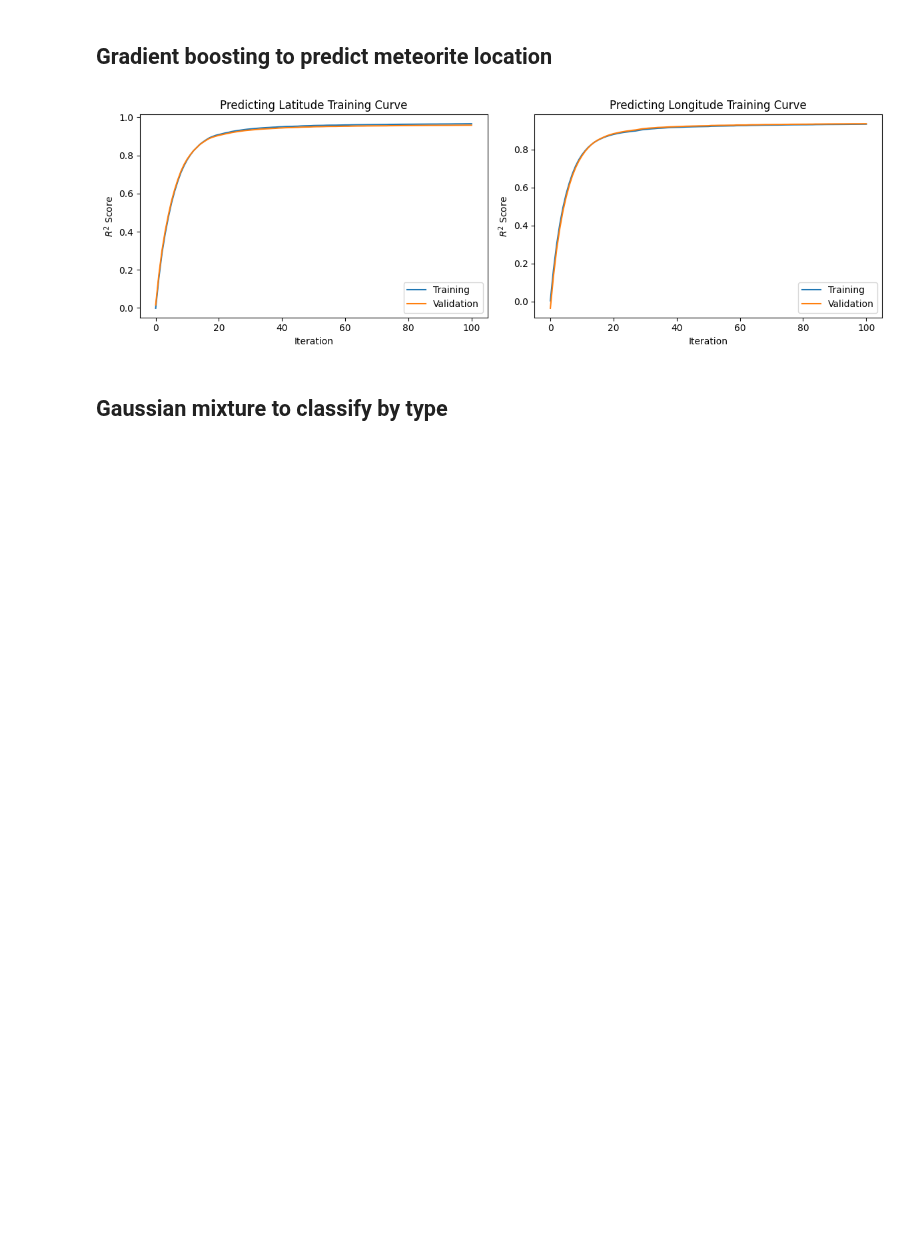
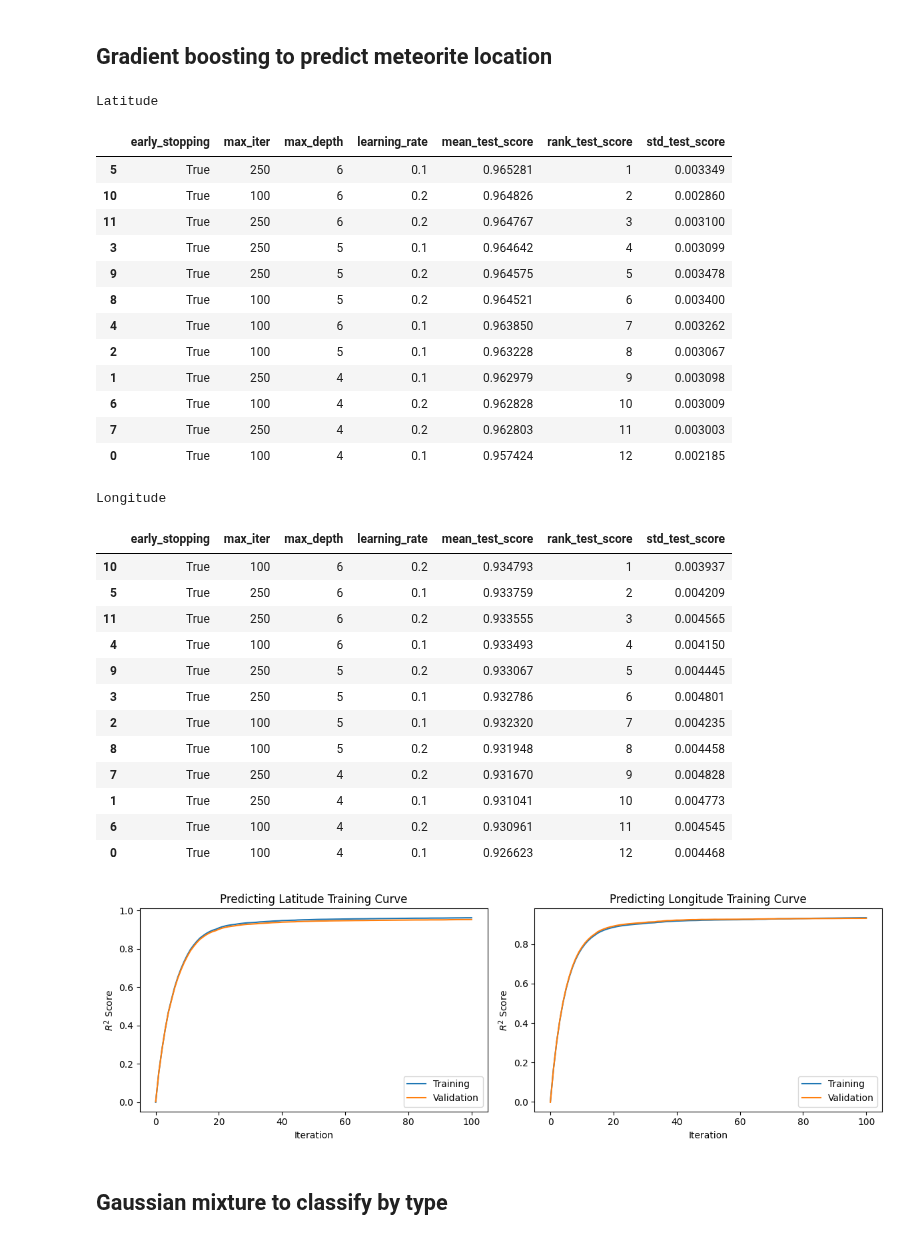
Before and after one commit to queue-h/ISCI-396, a Jupyter notebook: final_project/research.ipynb, the cells around one changed output. Cells and saved outputs as stored; diff of their text form; code cells hidden in the pictures; blank space fills up the shorter version.

```diff
--- a/final_project/research.ipynb
+++ b/final_project/research.ipynb
@@ -5,8 +5,8 @@ import re
 import pandas as pd
 import matplotlib.pyplot as plt
 
-df = pd.read_csv("Meteorite_Landings.csv")
-df = df.dropna()
+all_meteorites = pd.read_csv("Meteorite_Landings.csv")
+all_meteorites = all_meteorites.dropna()
 
 # 1 = stony, 2 = iron, 3 = stony-iron
 def match_class(type_str):
@@ -86,11 +86,11 @@ def match_class(type_str):
         return 1
 
 type_list = []
-for index in range(len(df["recclass"])):
-    type_str = df["recclass"].iloc[index]
+for index in range(len(all_meteorites["recclass"])):
+    type_str = all_meteorites["recclass"].iloc[index]
     type = match_class(type_str)
     if type is not None:
         type_list.append(type)
 
-df['Class Number'] = type_list
+all_meteorites['Class Number'] = type_list
 # %% [markdown]
@@ -126,6 +127,7 @@ plt.show()
 # %%
 from sklearn.preprocessing import StandardScaler
 from sklearn.neural_network import MLPRegressor
+import numpy as np
 
 fig, axs = plt.subplots(ncols=2, figsize=(12, 4))
 
@@ -176,22 +178,23 @@ def plot_shapley_importance(X, y, label, headers):
     shap = compute_shapley_values(X_scaled, X_scaled, model)
     shap = np.mean(np.absolute(shap), axis=0)
 
-    axs[ax_index].barh(headers, shap)
+    axs[ax_index].bar(headers, shap)
     axs[ax_index].set_ylabel('Photometric Bands')
     axs[ax_index].set_xlabel('Importance')
     axs[ax_index].title.set_text(f'Shapley Values to Predicting {label}')
     ax_index += 1
 
 headers = ["Type", "Mass", "Year", "Longitude"]
-X = df[["Class Number", "mass (g)", "year", "reclong"]]
-y = df[["reclat"]]
+X = all_meteorites[["Class Number", "mass (g)", "year", "reclong"]]
+y = all_meteorites[["reclat"]]
 plot_shapley_importance(X, y, "Latitude", headers)
 
 headers = ["Type", "Mass", "Year", "Latitude"]
-X = df[["Class Number", "mass (g)", "year", "reclat"]]
-y = df[["reclong"]]
+X = all_meteorites[["Class Number", "mass (g)", "year", "reclat"]]
+y = all_meteorites[["reclong"]]
 plot_shapley_importance(X, y, "Latitude", headers)
 
 plt.tight_layout()
+plt.savefig("./shapley-values.png", format='png')
 plt.show()
 # %% [output]
@@ -214,39 +217,69 @@ def make_training_plot(X, y, label):
     param_grid = dict(early_stopping = [True],
                       max_iter = [100, 250],
                       max_depth = range(4, 7),
                       learning_rate = np.linspace(0.1, 0.2, 2))
     model = GridSearchCV(gb, param_grid= param_grid, cv = kfold, scoring='r2', return_train_score=True, n_jobs=-1).fit(X, y)
 
     df = pd.DataFrame(model.cv_results_)
     results = df.rename(columns={f'param_{param}' : param for param in param_grid.keys()})
     results = results[[param for param in param_grid.keys()] + ['mean_test_score', 'rank_test_score', 'std_test_score']]
     results = results.sort_values(by='rank_test_score')
-    #display(results)
+    print(label)
+    display(results)
 
     kwargs = df['params'][np.argmax(results['mean_test_score'] * results['early_stopping'])]
     gb = HistGradientBoostingRegressor(**kwargs).fit(X, y)
 
     axs[ax_index].title.set_text(f'Predicting {label} Training Curve')
     axs[ax_index].set_xlabel('Iteration')
     axs[ax_index].set_ylabel(r'$R^2$ Score')
     axs[ax_index].plot(1 - (-2 * gb.train_score_) / np.var(y), label='Training')
     axs[ax_index].plot(1 - (-2 * gb.validation_score_) / np.var(y), label='Validation')
     axs[ax_index].legend(loc='best')
 
     ax_index += 1
 
-X = df[["Class Number", "mass (g)", "year", "reclong"]]
-y = np.ravel(df[["reclat"]])
+X = all_meteorites[["Class Number", "mass (g)", "year", "reclong"]]
+y = np.ravel(all_meteorites[["reclat"]])
 make_training_plot(X, y, "Latitude")
 
-X = df[["Class Number", "mass (g)", "year", "reclat"]]
-y = np.ravel(df[["reclong"]])
+X = all_meteorites[["Class Number", "mass (g)", "year", "reclat"]]
+y = np.ravel(all_meteorites[["reclong"]])
 make_training_plot(X, y, "Longitude")
 
 plt.tight_layout()
+plt.savefig("./prediction-gradient-boosting.png", format='png')
 plt.show()
 # %% [output]
+Latitude
+|  | early_stopping | max_iter | max_depth | learning_rate | mean_test_score | rank_test_score | std_test_score |
+| 5 | True | 250 | 6 | 0.1 | 0.965281 | 1 | 0.003349 |
+| 10 | True | 100 | 6 | 0.2 | 0.964826 | 2 | 0.002860 |
+| 11 | True | 250 | 6 | 0.2 | 0.964767 | 3 | 0.003100 |
+| 3 | True | 250 | 5 | 0.1 | 0.964642 | 4 | 0.003099 |
+| 9 | True | 250 | 5 | 0.2 | 0.964575 | 5 | 0.003478 |
+| 8 | True | 100 | 5 | 0.2 | 0.964521 | 6 | 0.003400 |
+| 4 | True | 100 | 6 | 0.1 | 0.963850 | 7 | 0.003262 |
+| 2 | True | 100 | 5 | 0.1 | 0.963228 | 8 | 0.003067 |
+| 1 | True | 250 | 4 | 0.1 | 0.962979 | 9 | 0.003098 |
+| 6 | True | 100 | 4 | 0.2 | 0.962828 | 10 | 0.003009 |
+| 7 | True | 250 | 4 | 0.2 | 0.962803 | 11 | 0.003003 |
+| 0 | True | 100 | 4 | 0.1 | 0.957424 | 12 | 0.002185 |
+Longitude
+|  | early_stopping | max_iter | max_depth | learning_rate | mean_test_score | rank_test_score | std_test_score |
+| 10 | True | 100 | 6 | 0.2 | 0.934793 | 1 | 0.003937 |
+| 5 | True | 250 | 6 | 0.1 | 0.933759 | 2 | 0.004209 |
+| 11 | True | 250 | 6 | 0.2 | 0.933555 | 3 | 0.004565 |
+| 4 | True | 100 | 6 | 0.1 | 0.933493 | 4 | 0.004150 |
+| 9 | True | 250 | 5 | 0.2 | 0.933067 | 5 | 0.004445 |
+| 3 | True | 250 | 5 | 0.1 | 0.932786 | 6 | 0.004801 |
+| 2 | True | 100 | 5 | 0.1 | 0.932320 | 7 | 0.004235 |
+| 8 | True | 100 | 5 | 0.2 | 0.931948 | 8 | 0.004458 |
+| 7 | True | 250 | 4 | 0.2 | 0.931670 | 9 | 0.004828 |
+| 1 | True | 250 | 4 | 0.1 | 0.931041 | 10 | 0.004773 |
+| 6 | True | 100 | 4 | 0.2 | 0.930961 | 11 | 0.004545 |
+| 0 | True | 100 | 4 | 0.1 | 0.926623 | 12 | 0.004468 |
-[figure, old version]
+[figure, new version]
 # %% [markdown]
 ## Gaussian mixture to classify by type
 # %%
```
Also changed, not shown: parts of 9 cells of this notebook, 7 other files.
